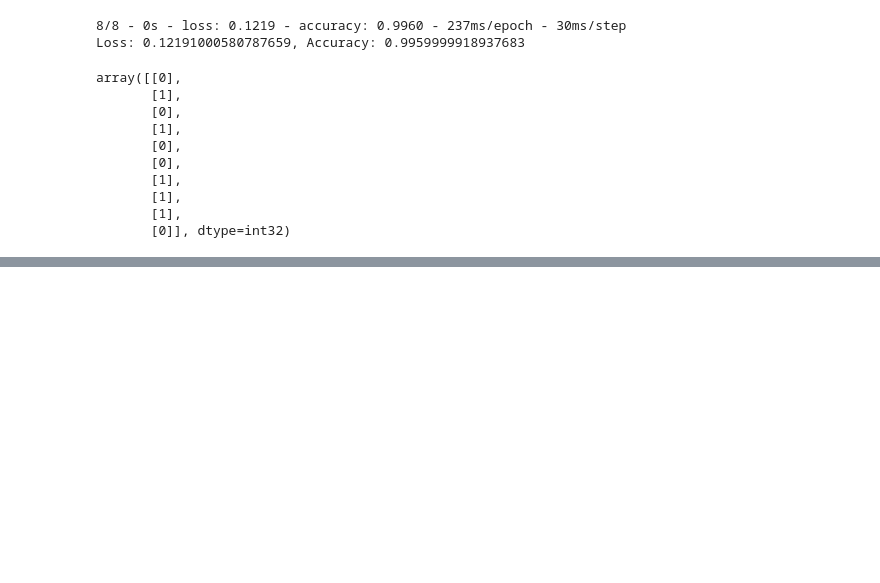
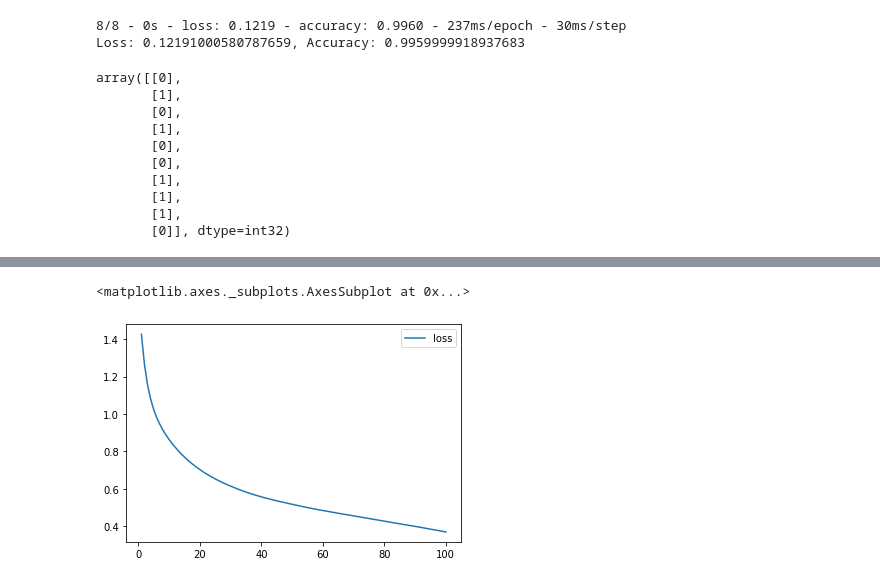
Before and after one commit to shumph10/Neural_Network_Charity_Analysis, a Jupyter notebook: TensorFlow_setup_practice.ipynb, the cells around one changed output, grey strips where cells are left out. Saved outputs shown, nothing was run; the diff lists cells and outputs as text; code cells hidden in the pictures; blank space fills up the shorter version.

```diff
--- a/TensorFlow_setup_practice.ipynb
+++ b/TensorFlow_setup_practice.ipynb
@@ -140,0 +161,18 @@ array([[0],
+# %%
+#create the training/testing sets
+X_moon_train, X_moon_test, y_moon_train, y_moon_test = train_test_split(
+    X_moons, y_moons, random_state=78
+)
+
+#create the scaler instance
+X_moon_scaler = skl.preprocessing.StandardScaler()
+
+#fit the scaler
+X_moon_scaler.fit(X_moon_train)
+
+#scale the data
+X_moon_train_scaled = X_moon_scaler.transform(X_moon_train)
+X_moon_test_scaled = X_moon_scaler.transform(X_moon_test)
+# %%
+#train the model
+model_moon = nm_model.fit(X_moon_train_scaled, y_moon_train, epochs = 100, shuffle=True)
@@ -140,0 +197,9 @@ array([[0],
+# %%
+#create a df containing the training history
+history_df2 = pd.DataFrame(model_moon.history, index=range(1, len(model_moon.history['loss'])+1))
+
+#plot the df
+history_df2.plot(y='loss')
+# %% [output]
+<matplotlib.axes._subplots.AxesSubplot at 0x...>
+[figure, added]
```
Also changed, not shown: parts of 4 cells of this notebook.
